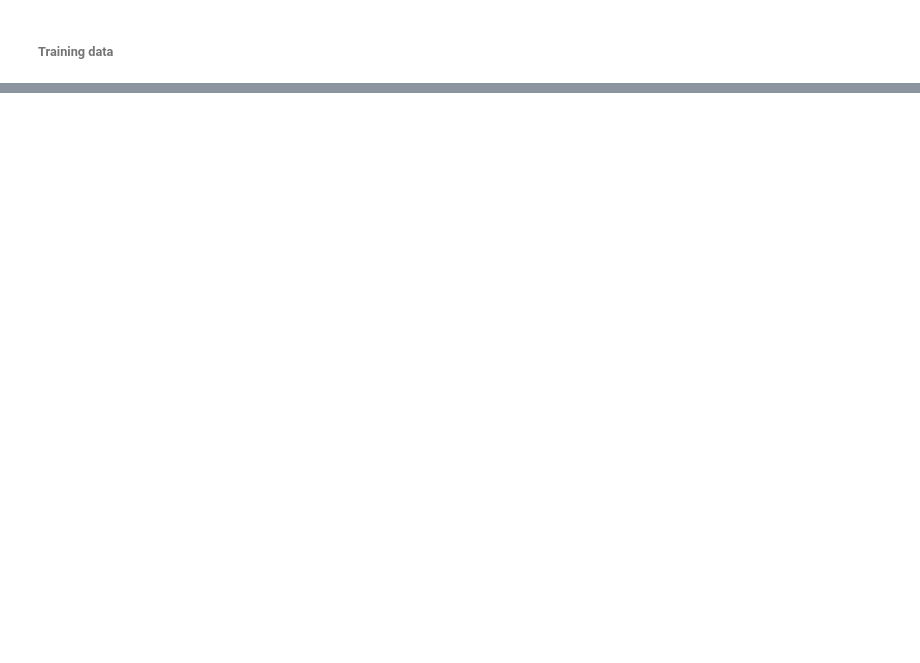
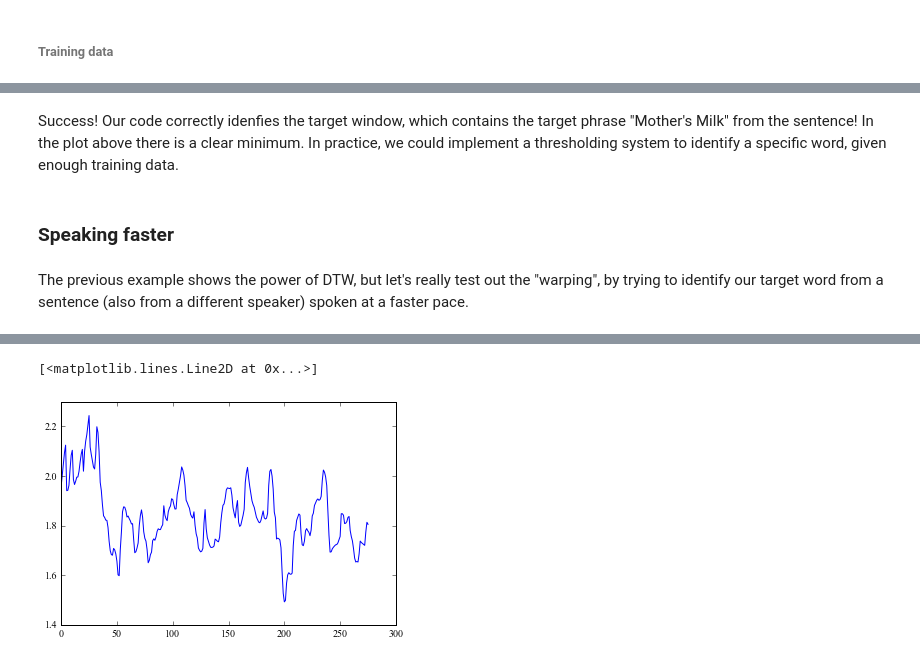
Before and after one commit to crawles/dtw, a Jupyter notebook: Sound_Recognition_DTW.ipynb, the cells around one changed output, grey strips where cells are left out. Drawn from its saved outputs; the diff is of its cells as text; code cells hidden in the pictures; blank space fills up the shorter version.

```diff
--- a/Sound_Recognition_DTW.ipynb
+++ b/Sound_Recognition_DTW.ipynb
@@ -65,5 +147,11 @@ Our goal is to identify this phrase spoken from a sentence:
+# %% [markdown]
+Success! Our code correctly idenfies the target window, which contains the target phrase "Mother's Milk" from the sentence! In the plot above there is a clear minimum. In practice, we could implement a thresholding system to identify a specific word, given enough training data.
+# %% [markdown]
+### Speaking faster
+# %% [markdown]
+The previous example shows the power of DTW, but let's really test out the "warping", by trying to identify our target word from a sentence (also from a different speaker) spoken at a faster pace.
 # %%
-yTest, srTest = librosa.load('audio_samples/elias_mothers_milk_sentence.m4a')
+yTest, srTest = librosa.load('audio_samples/chris_mothers_milk_sentence_fast.m4a')
 IPython.display.Audio(data=yTest, rate=srTest)
 # %% [output]
 [interactive output not drawn]
@@ -75,0 +158,19 @@ mfccTest = librosa.feature.mfcc(yTest,srTest)
+# %%
+# create MFCC's and preprocess
+mfccTest = librosa.feature.mfcc(yTest,srTest)
+mfccTest = preprocess_mfcc(mfccTest)
+# %%
+# same as before - window thru data
+window_size = mfcc1.shape[1]*(1/2.) # use 1/2 window size
+dists = np.zeros(mfccTest.shape[1] - window_size)
+
+for i in range(len(dists)):
+    mfcci = mfccTest[:,i:i+window_size]
+    dist1i = dtw(mfcc1.T, mfcci.T,dist=lambda x, y: np.exp(np.linalg.norm(x - y, ord=1)))[0]
+    dist2i = dtw(mfcc2.T, mfcci.T,dist=lambda x, y: np.exp(np.linalg.norm(x - y, ord=1)))[0]
+    dist3i = dtw(mfcc3.T, mfcci.T)[0]
+    dists[i] = (dist1i + dist2i + dist3i)/3
+plt.plot(dists)
+# %% [output]
+[<matplotlib.lines.Line2D at 0x...>]
+[figure, added]
```
Also changed, not shown: parts of 40 cells of this notebook, 3 other files.
